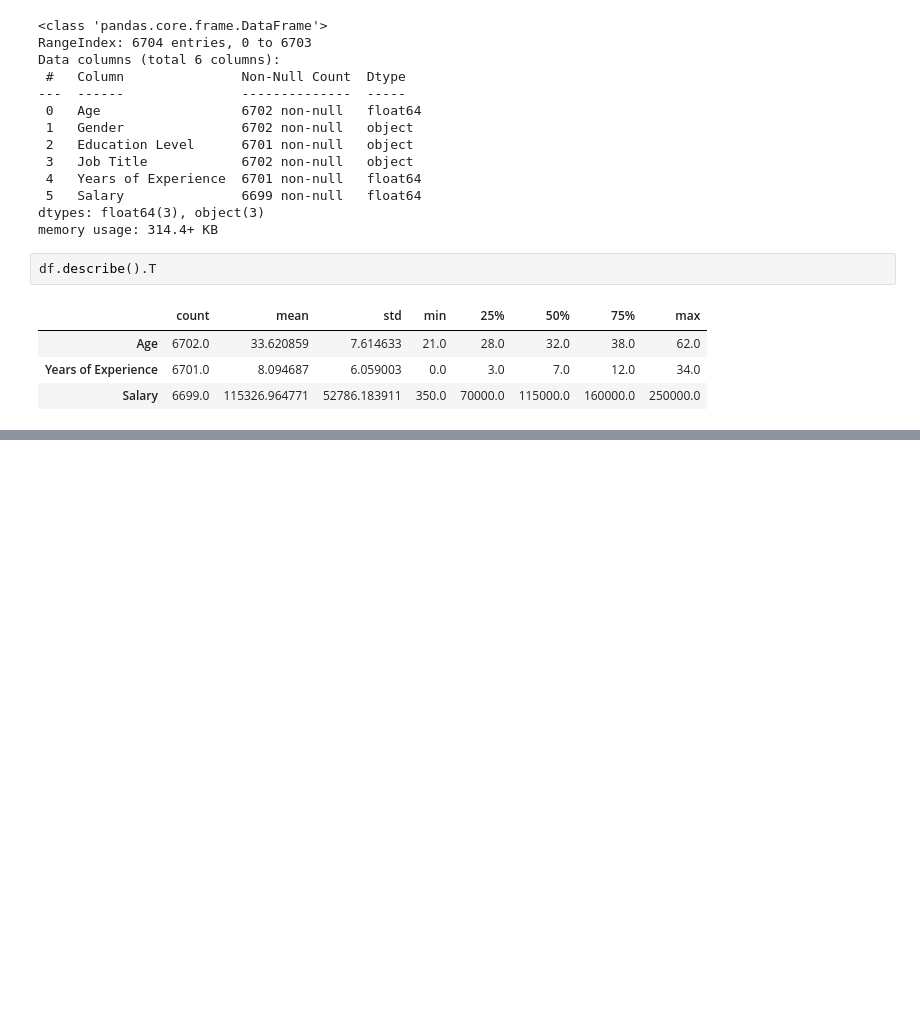
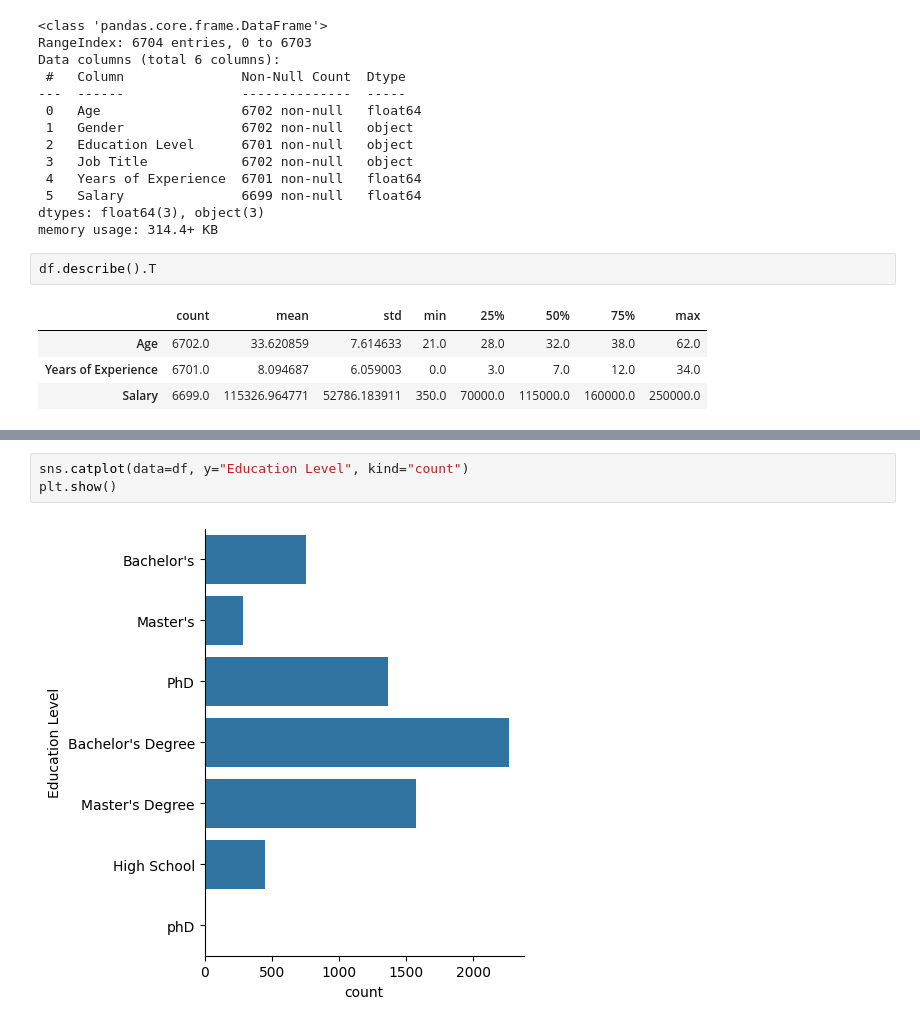
Before and after one commit to pilivillate/Prediccion-salarios, a Jupyter notebook: Exploracion_data.ipynb, the cells around one changed output, grey strips where cells are left out. Drawn from its saved outputs; the diff is of its cells as text; blank space fills up the shorter version.

```diff
--- a/Exploracion_data.ipynb
+++ b/Exploracion_data.ipynb
@@ -120,0 +129,5 @@ Valores únicos en la variable 'Job Title':
+# %%
+sns.catplot(data=df, y="Education Level", kind="count")
+plt.show()
+# %% [output]
+[figure, added]
```
Also changed, not shown: parts of 6 cells of this notebook.
